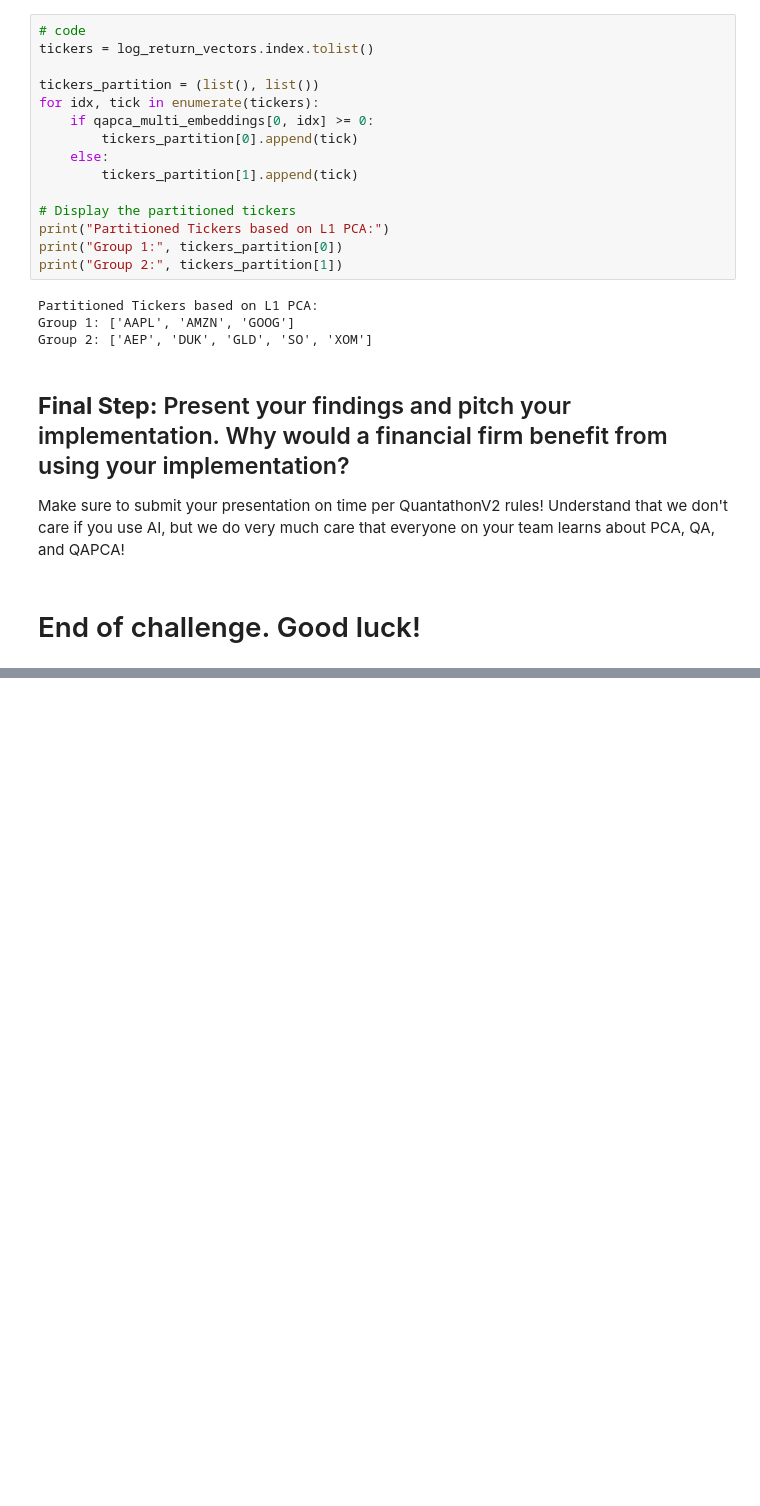
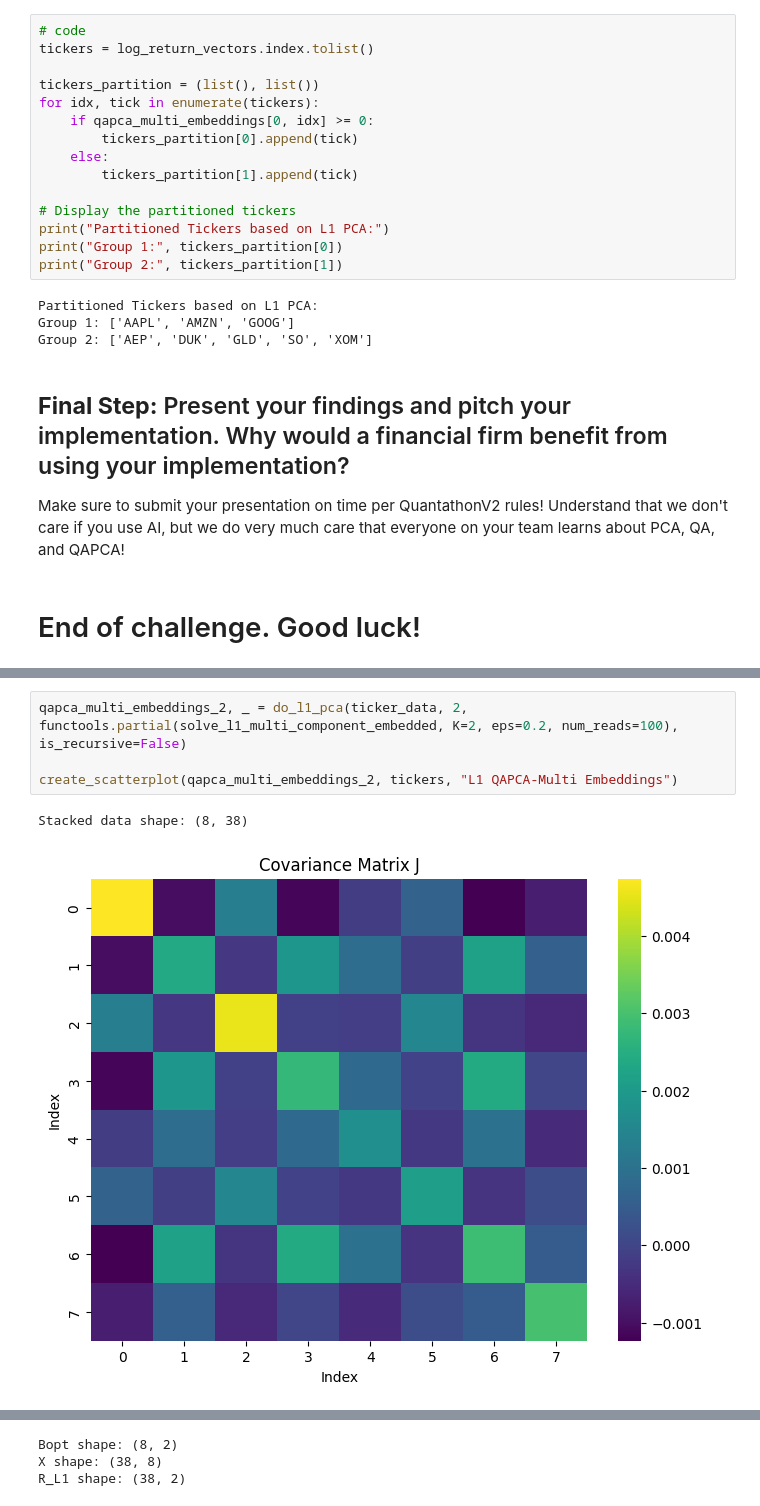
Before and after one commit to yubrajbhandari923/ShawCirclePrompt_QuantathonV2, a Jupyter notebook: shaw_circle_challenge.ipynb, the cells around one changed output, grey strips where cells are left out. Drawn from its saved outputs; the diff is of its cells as text; blank space fills up the shorter version.

```diff
--- a/shaw_circle_challenge.ipynb
+++ b/shaw_circle_challenge.ipynb
@@ -562,2 +679,9 @@ def solve_l1_multi_component(J, K=2, eps=0.2, num_reads=100):
 
     return B_opt, J
+# %%
+qapca_multi_embeddings_2, _ = do_l1_pca(ticker_data, 2, functools.partial(solve_l1_multi_component_embedded, K=2, eps=0.2, num_reads=100), is_recursive=False)
+
+create_scatterplot(qapca_multi_embeddings_2, tickers, "L1 QAPCA-Multi Embeddings")
+# %% [output]
+Stacked data shape: (8, 38)
+[figure, added]
@@ -563,0 +690,3 @@ def solve_l1_multi_component(J, K=2, eps=0.2, num_reads=100):
+Bopt shape: (8, 2)
+X shape: (38, 8)
+R_L1 shape: (38, 2)
```
Also changed, not shown: parts of 13 cells of this notebook, 3 other files.
